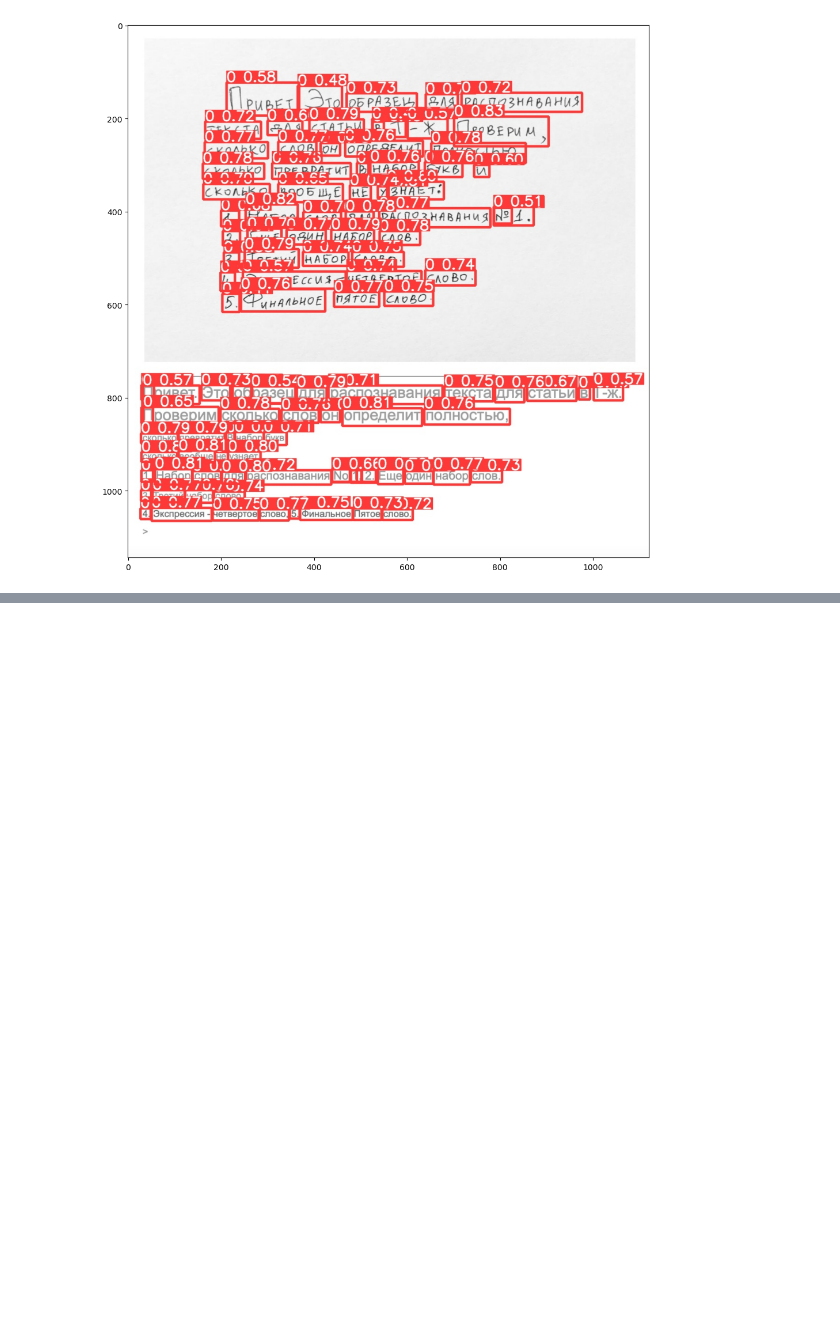
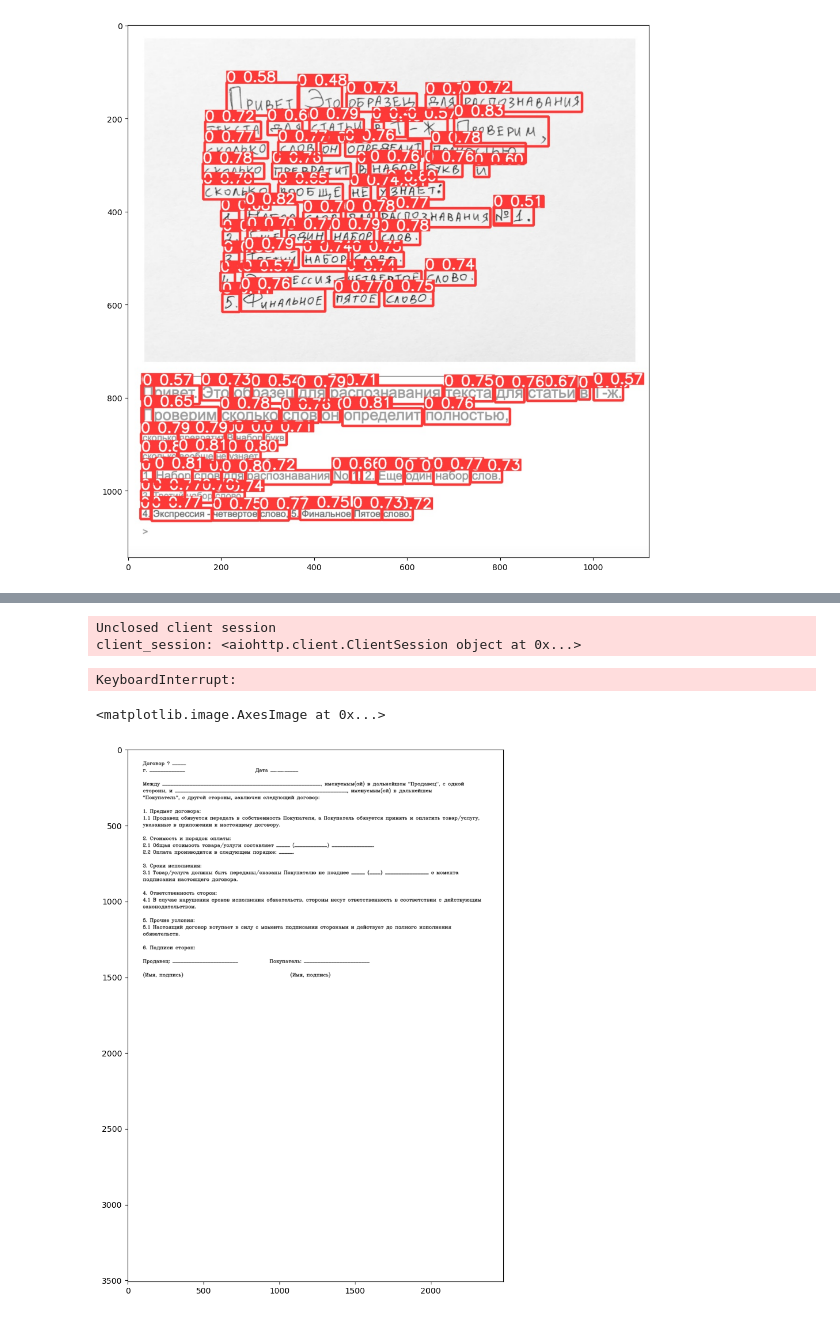
Before and after one commit to GeTrekt133/handwrite_recognation_in_documents, a Jupyter notebook: YOLO.ipynb, the cells around one changed output, grey strips where cells are left out. Cells and saved outputs as stored; diff of their text form; code cells hidden in the pictures; blank space fills up the shorter version.

```diff
--- a/YOLO.ipynb
+++ b/YOLO.ipynb
@@ -270,0 +326,19 @@ plt.imshow(img)
+# %%
+from random import randint
+for i in range(99,100):
+    response = g4f.ChatCompletion.create(
+            model=g4f.models.gpt_4,
+            provider=g4f.Provider.FakeGpt,
+            messages=[{"role": "user", "content": "Привет, напиши, пожалуйста, текст похожий на какой-нибудь документ. В твоем сообщении не должно быть ничего кроме текста документа"}],
+        )
+    print(response)
+    parse_ans = response.split('\n')
+    img = np.zeros([2000 + randint(0,500), 1500 + randint(0,350), 3],dtype=np.uint8)
+    img.fill(255)
+    indent = randint(30,45)
+    scale = randint(80,110)/100
+    thickness = randint(1,4)
+    for stringID, string in enumerate(parse_ans):
+        #print(string)
+        img = cv2.putText(img, string,(100,100+stringID*indent), 3, scale, (27,27,27), thickness)
+    cv2.imwrite(f'/home/misha/GPTimages/imageGPT{i}.jpg', img)
@@ -270,0 +373,46 @@ plt.imshow(img)
+# %%
+path = '/home/misha/GPTimages/'
+for id, img in enumerate(sorted(os.listdir(path))):
+    image = cv2.imread(f'{path}{img}')
+    image = cv2.cvtColor(image, cv2.COLOR_BGR2RGB)
+    if id % 10 == 1:
+        cv2.imwrite(f'/home/misha/YOLOdataset/val/images/{img}', image)
+        f = open(f'/home/misha/YOLOdataset/val/labels/{img}.txt', 'w+')
+        path_to_YOLO = '/home/misha/YOLOdataset/val/images/'
+    else:
+        cv2.imwrite(f'/home/misha/YOLOdataset/train/images/{img}', image)
+        f = open(f'/home/misha/YOLOdataset/val/labels/{img}.txt', 'w+')
+        path_to_YOLO = '/home/misha/YOLOdataset/train/images/'
+    for i in range(1,6):
+        transformed = transform_GPT(image=image)
+        cv2.imwrite(f'{path_to_YOLO}{img[:-4]}({i}).jpg', transformed['image'])
+        f = open(f'{path_to_YOLO[:-7]}labels/{img[:-4]}({i}).txt', 'w+')
+# %% [output]
+Unclosed client session
+client_session: <aiohttp.client.ClientSession object at 0x...>
+KeyboardInterrupt:
+# %%
+from random import randint
+img = np.zeros([3508, 2480, 3],dtype=np.uint8)
+img.fill(255)
+indent = 0
+for stringID, string in enumerate(parse_ans):
+    while len(string) > 115:
+        #print(string[:116].rfind(' '))
+        index = string[:116].rfind(' ')
+        tmp = string[:index]
+        string = string[index+1:]
+        img = cv2.putText(img, tmp,(100,100+(stringID+indent)*45), 3, 1, (27,27,27), 2)
+        indent += 1
+    img = cv2.putText(img, string,(100,100+(stringID+indent)*45), 3, 1, (27,27,27), 2)
+# img = cv2.rectangle(img, (100,105+stringID*45), (352,105+stringID*45-40), (255,0,0), 2)
+# img = cv2.rectangle(img, (100,105), (242,105-40), (255,0,0), 1)
+# img = cv2.rectangle(img, (144,195), (322,150), (255,0,0), 1)
+# img = cv2.rectangle(img, (482,195),(340,150), (255,0,0), 1)
+# img = cv2.rectangle(img, (500,195),(620,150), (255,0,0), 1)
+# img = cv2.rectangle(img, (100,195), (126,150), (255,0,0), 1)
+plt.figure(figsize=(12, 12))
+plt.imshow(img)
+# %% [output]
+<matplotlib.image.AxesImage at 0x...>
+[figure, added]
```
Also changed, not shown: parts of 23 cells of this notebook.
